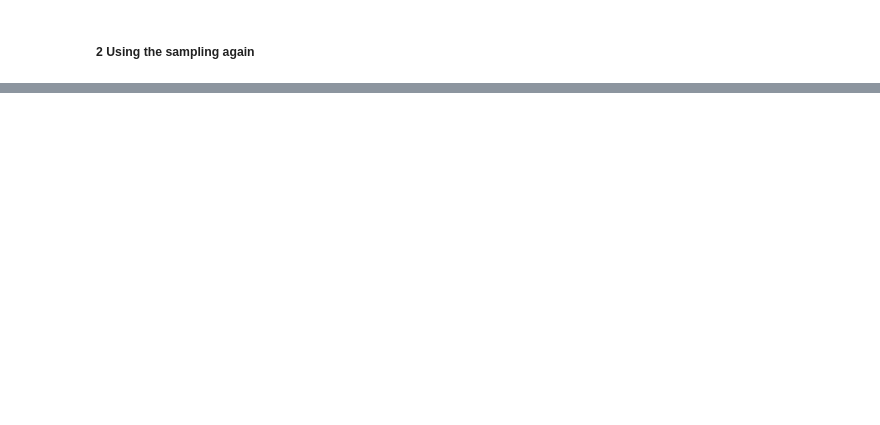
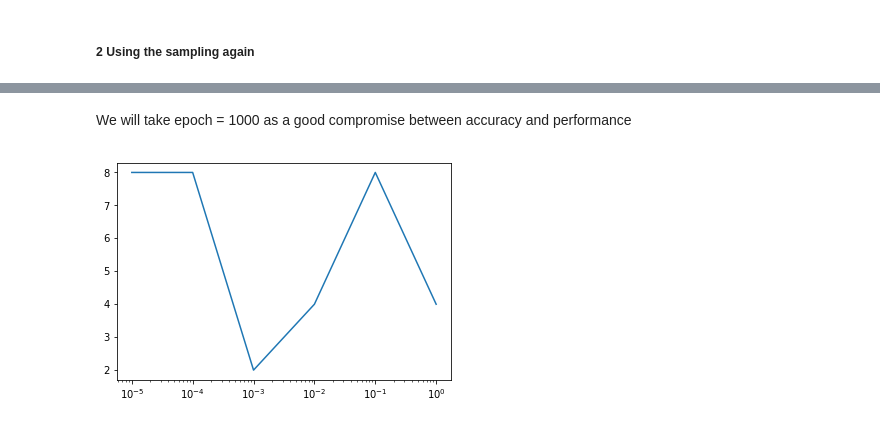
Before and after one commit to romainrey/ANN_DD2437, a Jupyter notebook: Labs_Code/Romain/Labs1.ipynb, the cells around one changed output, grey strips where cells are left out. Cells and saved outputs as stored; diff of their text form; code cells hidden in the pictures; blank space fills up the shorter version.

```diff
--- a/Labs_Code/Romain/Labs1.ipynb
+++ b/Labs_Code/Romain/Labs1.ipynb
@@ -756,0 +787,14 @@ test_dataset.shape
+# %% [markdown]
+We will take epoch = 1000 as a good compromise between accuracy and performance
+# %%
+etas = [0.00001,0.0001,0.001,0.01,0.1,1]
+error_list = []
+for eta in etas:
+    new_w, new_v = fwd_bwd_wup(patterns = patterns, targets = targets, weights = w, weights_hidden = v,
+                           eta = eta, n_hidden = n_hidden, epochs = 1000, alpha = 0.9)
+    error = check_errors_encoder(classes=targets, patterns=patterns, new_v=new_v, new_w = new_w)
+    error_list.append(error)
+plt.plot(etas, error_list, 'o-')
+plt.xscale('log')
+# %% [output]
+[figure, added]
```
Also changed, not shown: parts of 50 cells of this notebook.
